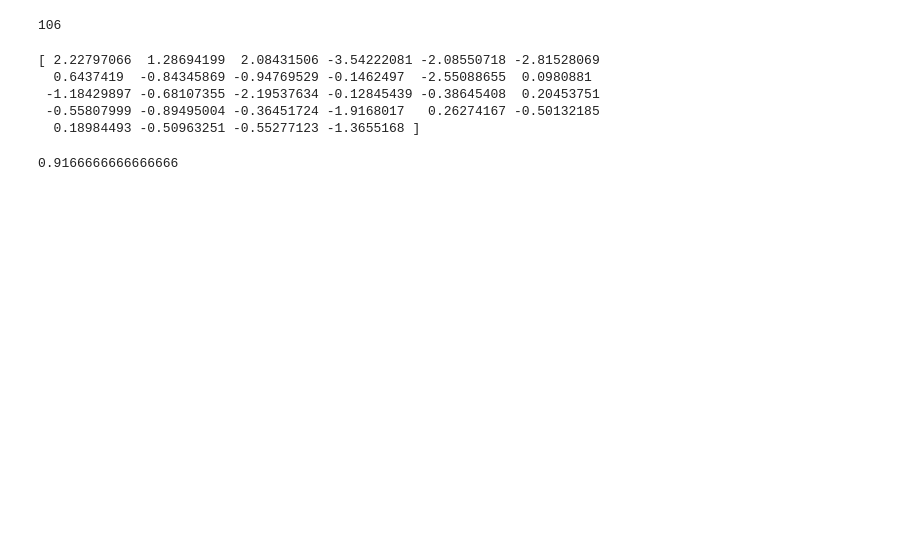
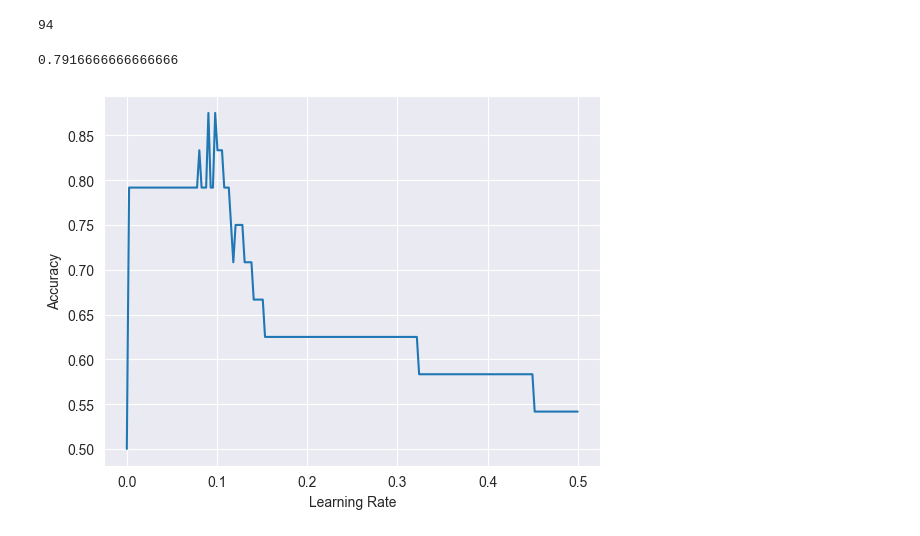
Before and after one commit to EricMLarsen/Spring_2024, a Jupyter notebook: ML_Stats/Homeworks/HW2/Larsen_HW2_Problem5.ipynb, the cells around one changed output. Cells and saved outputs as stored; diff of their text form; code cells hidden in the pictures; blank space fills up the shorter version.

```diff
--- a/ML_Stats/Homeworks/HW2/Larsen_HW2_Problem5.ipynb
+++ b/ML_Stats/Homeworks/HW2/Larsen_HW2_Problem5.ipynb
@@ -6,7 +6,7 @@ import matplotlib.pyplot as plt
 # %%
 
 class LogisticRegression:
-    def __init__(self, lr = 0.01, lamb = 10, num_iter = 1000, fit_intercept = True, loss_threshold = 0.1):
+    def __init__(self, lr = 0.01, lamb = 10, num_iter = 1000, fit_intercept = True, loss_threshold = 0.45):
         self.lr = lr
         self.lamb = lamb
         self.num_iter = num_iter
@@ -29,7 +29,9 @@ class LogisticRegression:
         z = np.matmul(X,self.theta)
         a = self.__sigmoid(z)
         #evaulate main loss
-        loss = (-1/n)*(np.dot(y,np.log(a))+ np.dot(1-y,np.log(1-a)))
+        y_minus = 1-y
+        a_minus = 1-a
+        loss = (-1/n)*(np.dot(y,np.log(a))+ np.dot(y_minus,np.log(a_minus)))
         #evaulate the regularization term
         reg_loss = (1/(2*n))*self.lamb * np.dot(self.theta,self.theta)
         #get total loss
@@ -89,9 +91,8 @@ class LogisticRegression:
             loss = self.loss_val(X,y)
             if loss < self.min_loss:
                 self.min_loss = loss
+            #break from loop if loss condition is met
             if loss < self.loss_threshold:
-                print('condition met')
-                print(f'loss val: {round(loss,5)}')
                 break
 
 
@@ -140,12 +141,12 @@ y = z[:,-1] #only the last row
 
 #Now we have the data into a randomized form from before using this random function
 
-#Now let us split this up into the train and test split, for this we are going to use an 90,10 split to keep it easy enough
-X_train, X_test, y_train, y_test = sklearn.model_selection.train_test_split(x,y,test_size=0.1,random_state=None)
+#Now let us split this up into the train and test split, for this we are going to use an 80,20 split to keep it easy enough
+X_train, X_test, y_train, y_test = sklearn.model_selection.train_test_split(x,y,test_size=0.2,random_state=None)
 
 print(len(X_train))
 # %% [output]
-106
+94
 # %%
 '''***Select an appropriate lambda parameter***'''
 model = LogisticRegression(lamb = 0.1,lr=0.01)
@@ -153,15 +154,36 @@ model.fit(X_train, y_train)
 # Generate Predictions
 preds = model.predict(X_test, threshold = 0.5)
 weights = model.report_weights()
-print(weights)
 # accuracy
 '''***As you try different lambda observe and report how accuracy changes***'''
 (preds == y_test).mean()
 # %% [output]
-[ 2.22797066  1.28694199  2.08431506 -3.54222081 -2.08550718 -2.81528069
-  0.6437419  -0.84345869 -0.94769529 -0.1462497  -2.55088655  0.0980881
- -1.18429897 -0.68107355 -2.19537634 -0.12845439 -0.38645408  0.20453751
- -0.55807999 -0.89495004 -0.36451724 -1.9168017   0.26274167 -0.50132185
-  0.18984493 -0.50963251 -0.55277123 -1.3655168 ]
+0.7916666666666666
-0.9166666666666666
+# %%
+#Looping through and trying different learning rates
+#Part B Work implementing the LR model using a variety of learning rates
+n = 200
+learning_rates = np.linspace(0,0.5,num=n)
+acc_array=[]
+loss_array=[]
+error_array=[]
+for i in learning_rates:
+    model = LogisticRegression(lamb=0.1,lr=i)
+    model.fit(X_train,y_train)
+    preds = model.predict(X_test,threshold=0.5)
+    #accuracry score
+    acc_array.append( (preds == y_test).mean())
+    error_array.append(1-(preds == y_test).mean())
+    loss_array.append(model.min_loss)
+
+
+
+#Plotting the results
+plt.figure()
+plt.plot(learning_rates,acc_array,label='test acc')
+plt.xlabel('Learning Rate')
+plt.ylabel('Accuracy')
+plt.savefig('Learning_rate_chart.png',dpi=300)
+# %% [output]
+[figure, added]
 # %%
```
Also changed, not shown: parts of 3 cells of this notebook, 4 other files.
